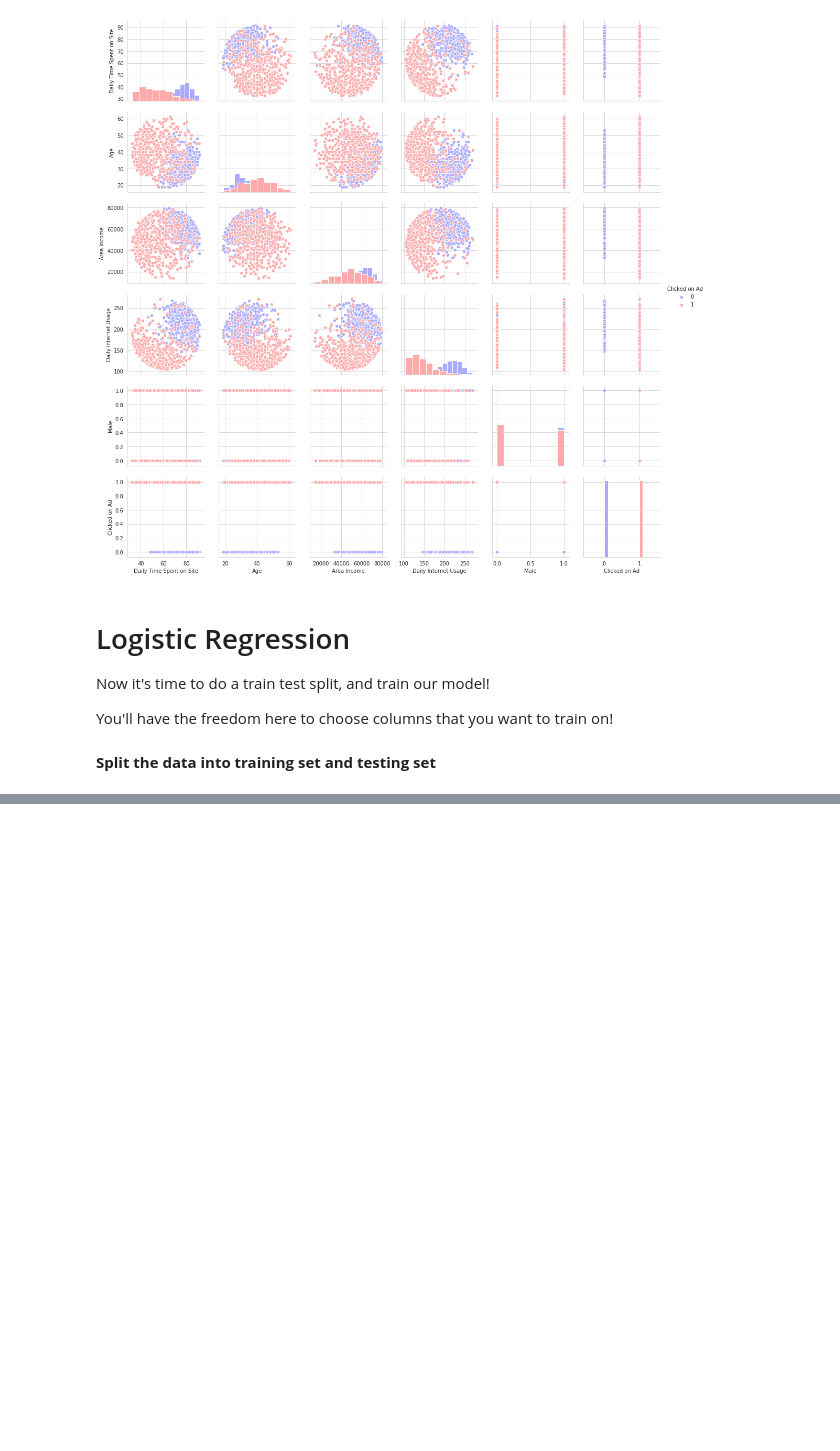
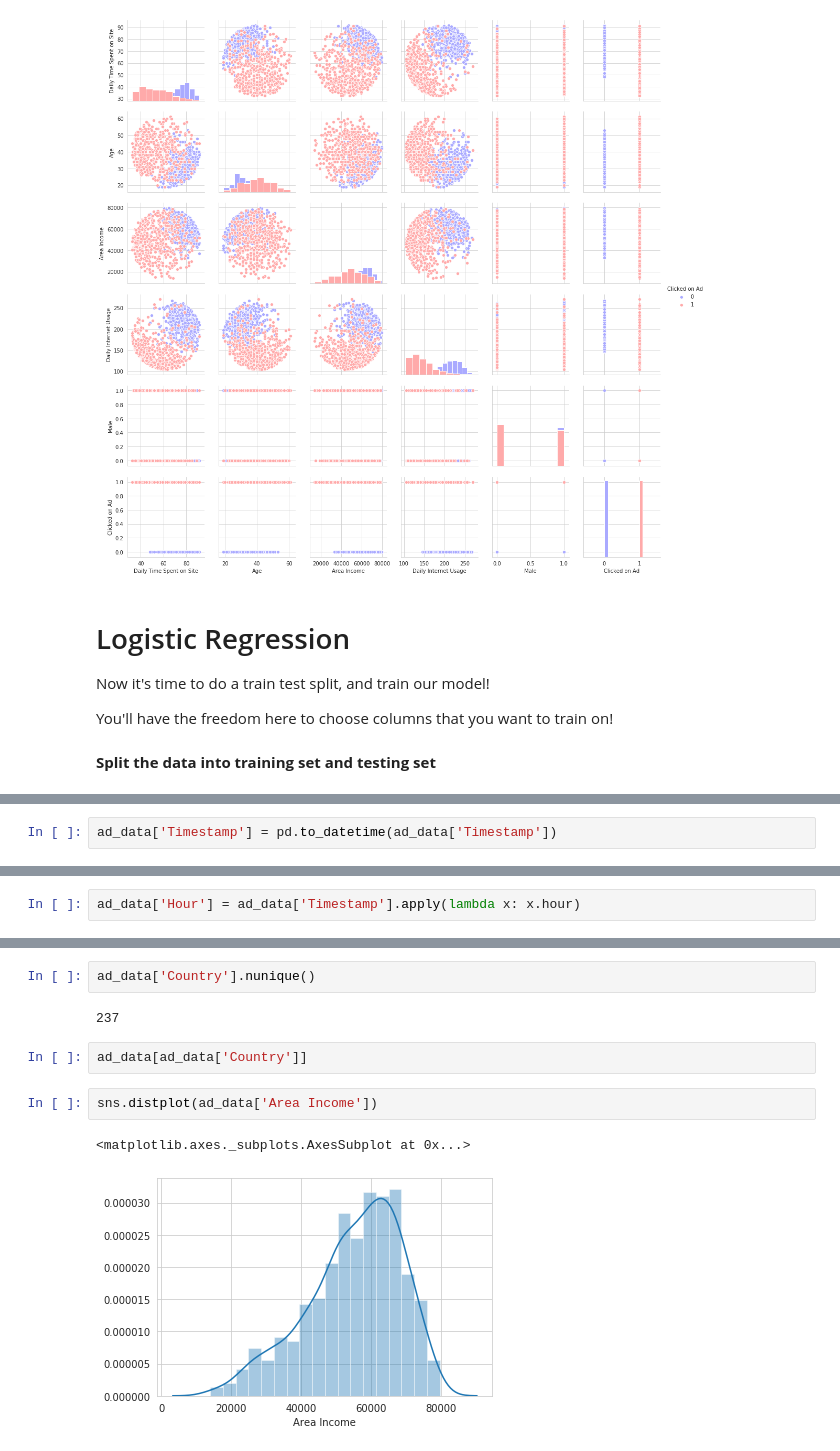
Before and after one commit to GkouskosV/Python-for-Data-Science-and-Machine-Learning-Bootcamp, a Jupyter notebook: Machine_Learning_Sections/Logistic_regression/Log_regression_advertisement_project.ipynb, the cells around one changed output, grey strips where cells are left out. Saved outputs shown, nothing was run; the diff lists cells and outputs as text; blank space fills up the shorter version.

```diff
--- a/Machine_Learning_Sections/Logistic_regression/Log_regression_advertisement_project.ipynb
+++ b/Machine_Learning_Sections/Logistic_regression/Log_regression_advertisement_project.ipynb
@@ -137,0 +150,2 @@ You'll have the freedom here to choose columns that you want to train on!
+# %%
+ad_data['Timestamp'] = pd.to_datetime(ad_data['Timestamp'])
@@ -138,3 +156,5 @@ You'll have the freedom here to choose columns that you want to train on!
+# %%
+ad_data['Hour'] = ad_data['Timestamp'].apply(lambda x: x.hour)
 # %%
 ad_data.head()
 # %% [output]
@@ -154,0 +196,11 @@ str
+# %%
+ad_data['Country'].nunique()
+# %% [output]
+237
+# %%
+ad_data[ad_data['Country']]
+# %%
+sns.distplot(ad_data['Area Income'])
+# %% [output]
+<matplotlib.axes._subplots.AxesSubplot at 0x...>
+[figure, added]
```
Also changed, not shown: parts of 28 cells of this notebook.
